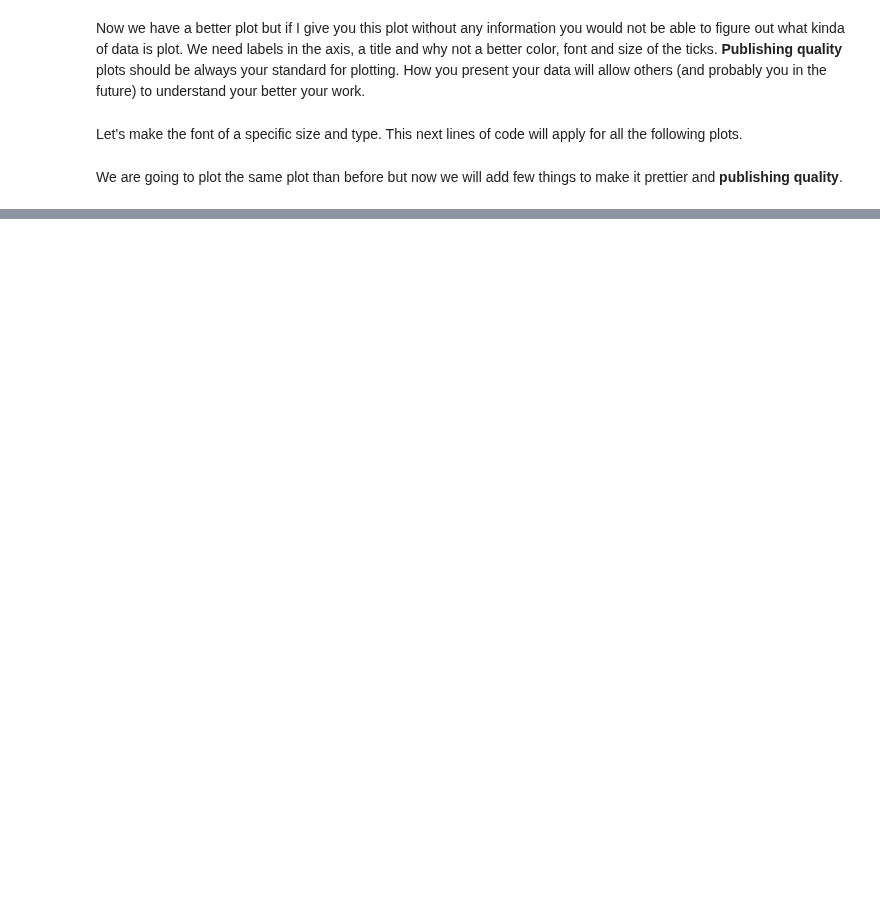
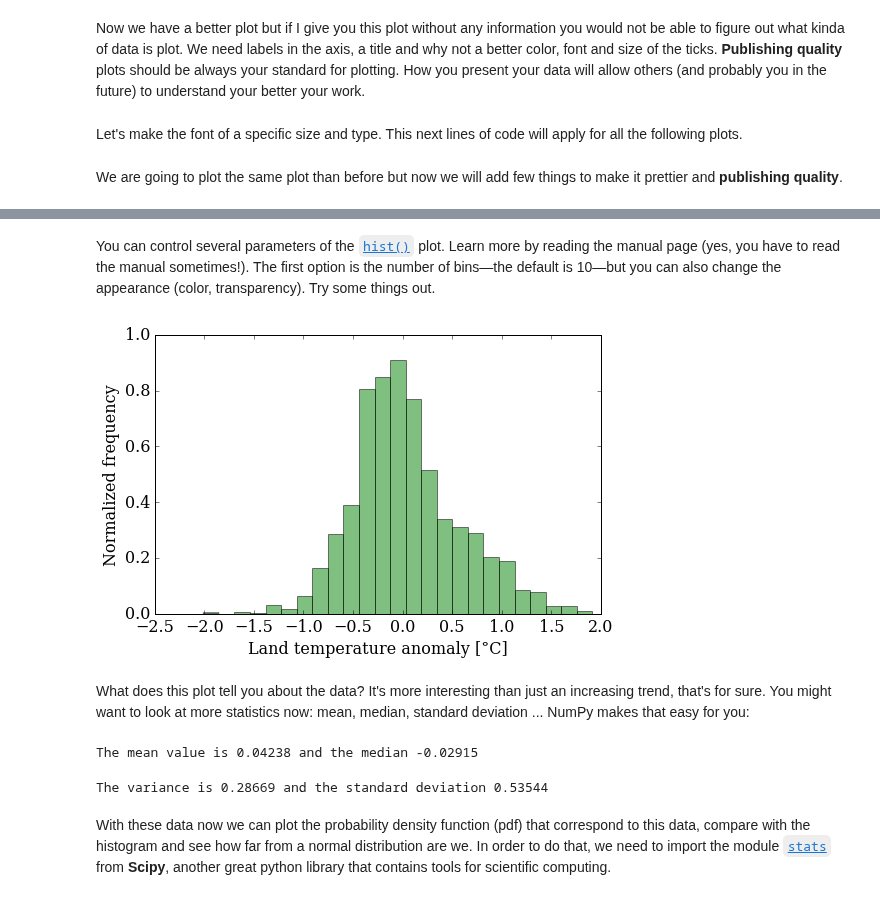
Before and after one commit to barbagroup/essential_skills_RRC, a Jupyter notebook: the_python_scientific_stack.ipynb, the cells around one changed output, grey strips where cells are left out. Cells and saved outputs as stored; diff of their text form; code cells hidden in the pictures; blank space fills up the shorter version.

```diff
--- a/the_python_scientific_stack.ipynb
+++ b/the_python_scientific_stack.ipynb
@@ -208,0 +224,27 @@ pyplot.grid();
+# %% [markdown]
+You can control several parameters of the [`hist()`](http://matplotlib.org/1.3.1/api/pyplot_api.html?highlight=hist#matplotlib.pyplot.hist) plot. Learn more by reading the manual page (yes, you have to read the manual sometimes!). The first option is the number of bins—the default is 10—but you can also change the appearance (color, transparency). Try some things out.
+# %%
+pyplot.figure(figsize=(8,5))
+pyplot.hist(T_land[:,1], 25, normed=True, facecolor='g', alpha=0.5)
+pyplot.xlabel('Land temperature anomaly [°C]')
+pyplot.ylabel('Normalized frequency');
+# %% [output]
+[figure, added]
+# %% [markdown]
+What does this plot tell you about the data? It's more interesting than just an increasing trend, that's for sure. You might want to look at more statistics now: mean, median, standard deviation ... NumPy makes that easy for you:
+# %%
+mean_T = numpy.mean(T_land[:,1])
+median_T = numpy.median(T_land[:,1])
+
+print('The mean value is {:.5} and the median {:.5}'.format(mean_T, median_T))
+# %% [output]
+The mean value is 0.04238 and the median -0.02915
+# %%
+variance_T = numpy.var(T_land[:,1])
+sigma_T = numpy.sqrt(variance_T)
+print('The variance is {:.5} and the standard deviation {:.5}'.format(variance_T, sigma_T))
+# %% [output]
+The variance is 0.28669 and the standard deviation 0.53544
+# %% [markdown]
+With these data now we can plot the probability density function (pdf) that correspond to this data, compare with the histogram and see how far from a normal distribution are we.
+In order to do that, we need to import the module [`stats`](https://docs.scipy.org/doc/scipy/reference/stats.html) from **Scipy**, another great python library that contains tools for scientific computing.
```
Also changed, not shown: parts of 12 cells of this notebook.
